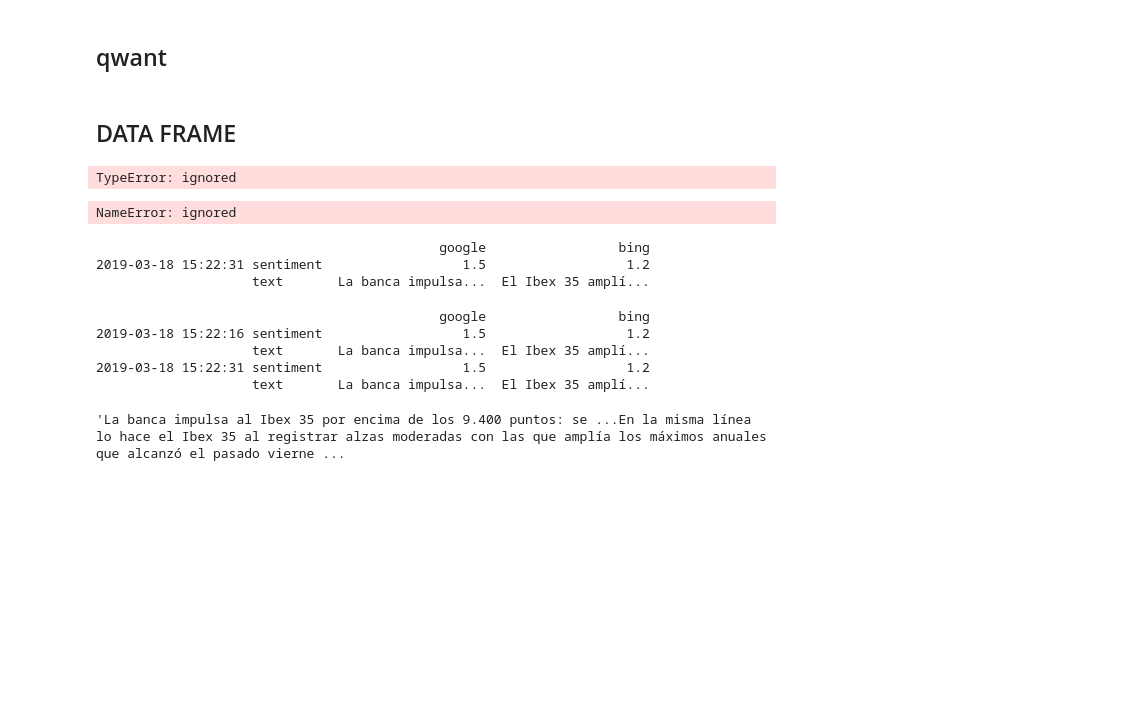
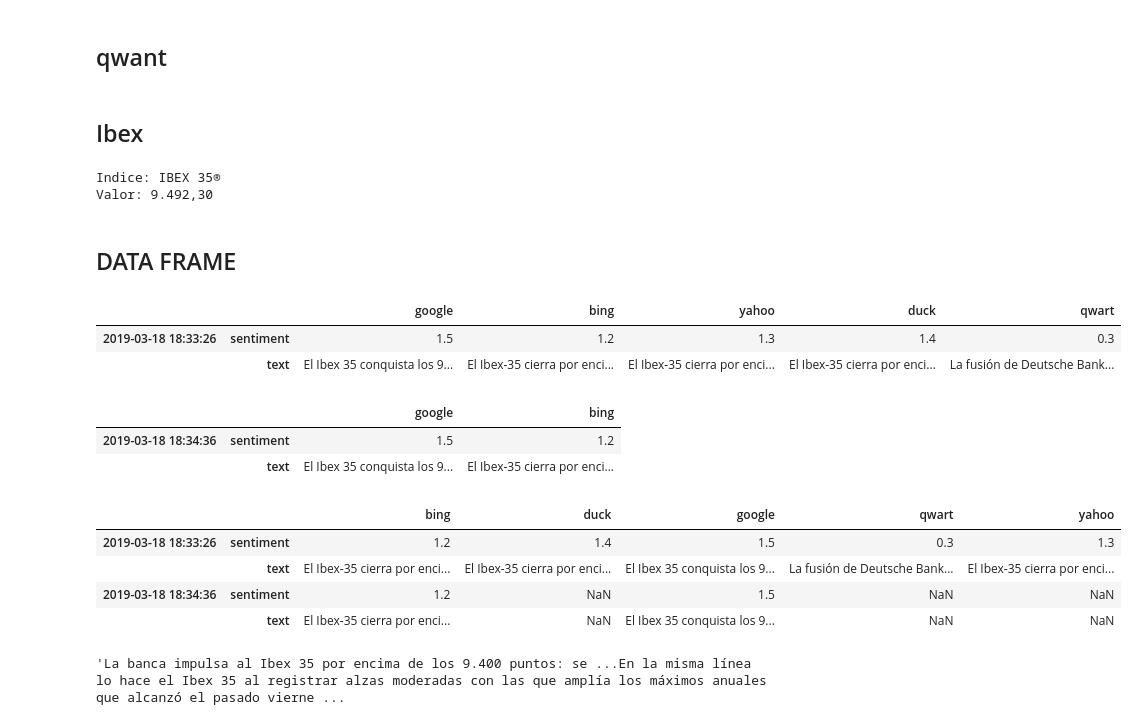
Before and after one commit to jfpablos/TFM, a Jupyter notebook: pruebaWebScraping/pruebaWebScraping.ipynb, the cells around one changed output. Saved outputs shown, nothing was run; the diff lists cells and outputs as text; code cells hidden in the pictures; blank space fills up the shorter version.

```diff
--- a/pruebaWebScraping/pruebaWebScraping.ipynb
+++ b/pruebaWebScraping/pruebaWebScraping.ipynb
@@ -5,7 +5,7 @@
 # %%
 from __future__ import print_function
 import pandas as pd
-pd.set_option('max_colwidth',20)
+pd.set_option('max_colwidth',30)
 import requests
 from bs4 import BeautifulSoup
 import re
@@ -48,7 +48,8 @@ url = {
     'naver': 'https://search.naver.com/search.naver?where=news&query=ibex+35',
     'baidu': 'https://www.baidu.com/s?wd=ibex+35&tn=news&rtt=1',
     'yandex': 'https://news.yandex.com/yandsearch?rpt=nnews2&grhow=clutop&text=ibex%2035',
-    'qwant' : 'https://www.qwant.com/?q=ibex+35&t=news&r=ES'
+    'qwant' : 'https://www.qwant.com/?q=ibex+35&t=news&r=ES',
+    'ibex': 'http://www.bolsamadrid.es/esp/aspx/Indices/Resumen.aspx'
 }
 
 #https://www.bing.com/news/search?q=ibex+35&cc=IT para cambiar de pais se cambia el parametro cc= , pj: cc=IT Italia, cc=ES España, cc=DE Alemania
@@ -122,6 +123,33 @@ def qwant():
   text = [t.text for t in wd.find_elements_by_xpath("//div[@class='result-type__news__item']/div[@class='result-type__news__text--container']/a")]
   text = ' '.join(text)
   return text
+# %% [markdown]
+## Ibex
+# %%
+def ibex():
+  page = requests.get(url['ibex']).text
+  soup = BeautifulSoup(page, "lxml")
+  tabla = soup.find('table', attrs={'id': 'ctl00_Contenido_tblÍndices'})
+  name=""
+  price=""
+  nroFila=0
+  for fila in tabla.find_all("tr"):
+      if nroFila==1:
+          nroCelda=0
+          for celda in fila.find_all('td'):
+              if nroCelda==0:
+                  name=celda.text
+                  print("Indice:", name)
+              if nroCelda==2:
+                  price=celda.text
+                  print("Valor:", price)
+              nroCelda=nroCelda+1
+      nroFila=nroFila+1
+
+ibex()
+# %% [output]
+Indice: IBEX 35®
+Valor: 9.492,30
 # %% [markdown]
 ## DATA FRAME
 # %%
@@ -130,8 +158,6 @@ bing = bing()
 yahoo = yahoo()
 duck = duck()
 qwart = qwant()
-# %% [output]
-TypeError: ignored
 # %%
 # df = pd.DataFrame.from_dict(dic, orient='index')
 #df = pd.DataFrame(dic, index=[pd.to_datetime('now')])
@@ -143,29 +169,31 @@ dic2 = {
     (dateNow, 'sentiment'): {'google': 1.5, 'bing': 1.2, 'yahoo': 1.3, 'duck': 1.4, 'qwart': 0.3}
 }
 df2 = pd.DataFrame.from_dict(dic2, orient="index")
-print(df2.head())
+df2.head()
 # %% [output]
-NameError: ignored
+|  |  | google | bing | yahoo | duck | qwart |
+| 2019-03-18 18:33:26 | sentiment | 1.5 | 1.2 | 1.3 | 1.4 | 0.3 |
+|  | text | El Ibex 35 conquista los 9... | El Ibex-35 cierra por enci... | El Ibex-35 cierra por enci... | El Ibex-35 cierra por enci... | La fusión de Deutsche Bank... |
 # %%
 dic3 = {
     (pd.to_datetime('now'), 'text'): {'google': google, 'bing': bing},
     (pd.to_datetime('now'), 'sentiment'): {'google': 1.5, 'bing': 1.2}
 }
 df3 = pd.DataFrame.from_dict(dic3, orient="index")
-print(df3.head())
+df3.head()
 # %% [output]
-                                            google                 bing
-2019-03-18 15:22:31 sentiment                  1.5                  1.2
-                    text       La banca impulsa...  El Ibex 35 amplí...
+|  |  | google | bing |
+| 2019-03-18 18:34:36 | sentiment | 1.5 | 1.2 |
+|  | text | El Ibex 35 conquista los 9... | El Ibex-35 cierra por enci... |
 # %%
 df4 = df2.append(df3)
-print(df4.head())
+df4.head()
 # %% [output]
-                                            google                 bing
-2019-03-18 15:22:16 sentiment                  1.5                  1.2
-                    text       La banca impulsa...  El Ibex 35 amplí...
-2019-03-18 15:22:31 sentiment                  1.5                  1.2
-                    text       La banca impulsa...  El Ibex 35 amplí...
+|  |  | bing | duck | google | qwart | yahoo |
+| 2019-03-18 18:33:26 | sentiment | 1.2 | 1.4 | 1.5 | 0.3 | 1.3 |
+|  | text | El Ibex-35 cierra por enci... | El Ibex-35 cierra por enci... | El Ibex 35 conquista los 9... | La fusión de Deutsche Bank... | El Ibex-35 cierra por enci... |
+| 2019-03-18 18:34:36 | sentiment | 1.2 | NaN | 1.5 | NaN | NaN |
+|  | text | El Ibex-35 cierra por enci... | NaN | El Ibex 35 conquista los 9... | NaN | NaN |
 # %%
 df4.xs('2019-03-18 15:22:31').loc['text']['google']
 # %% [output]
```
Also changed, not shown: parts of 4 cells of this notebook.
